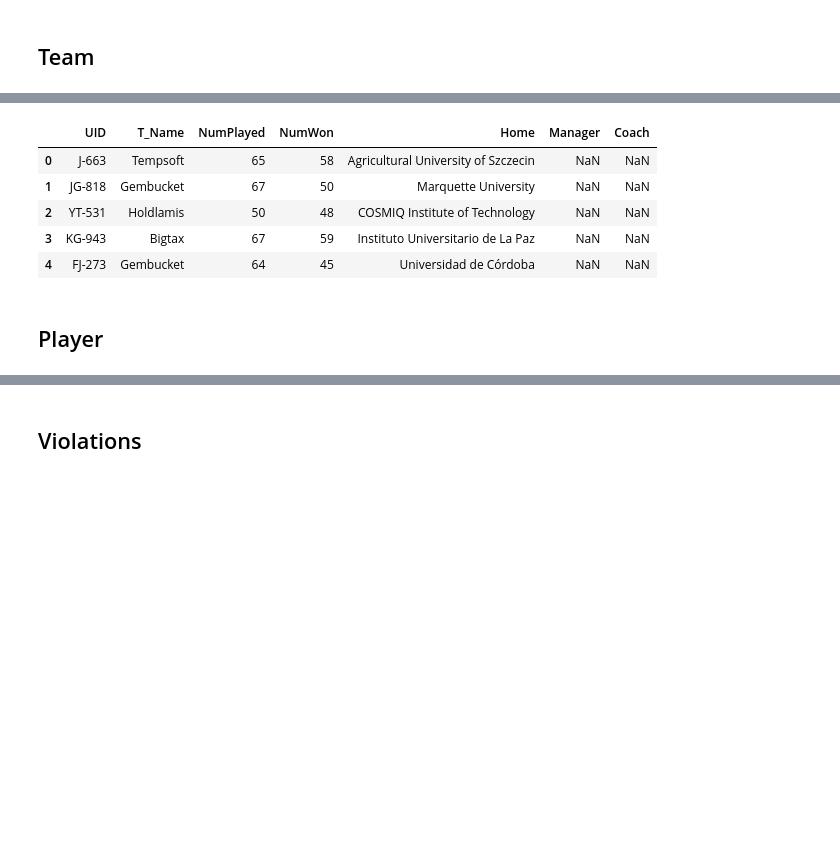
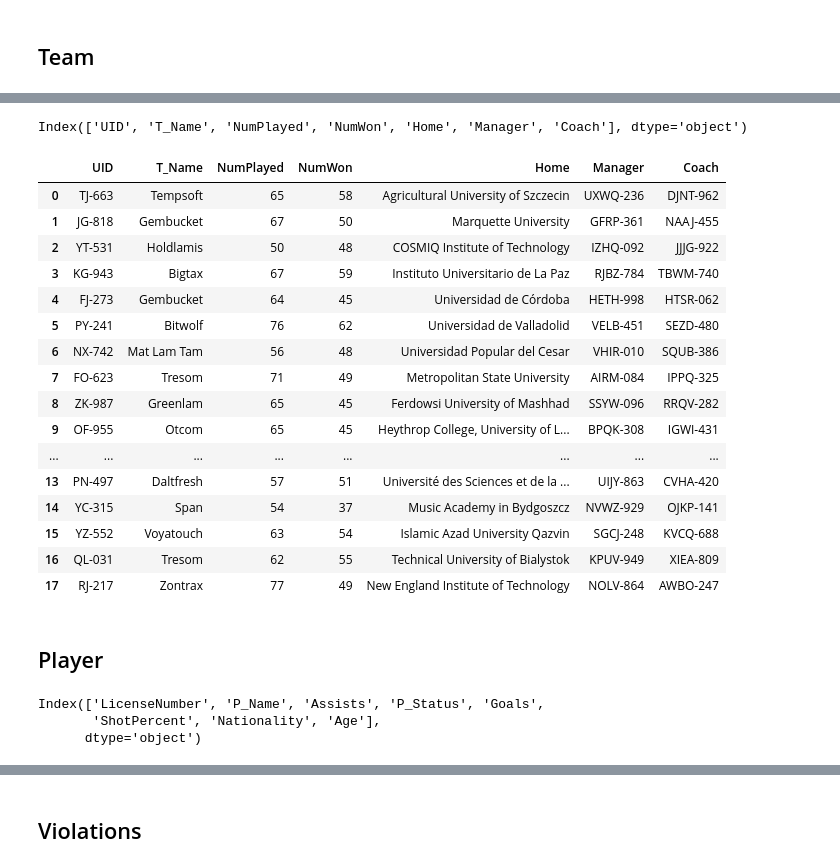
Before and after one commit to orectique/DBMS_EndSemProject, a Jupyter notebook: Code Notebooks/DataSynth.ipynb, the cells around one changed output, grey strips where cells are left out. Cells and saved outputs as stored; diff of their text form; code cells hidden in the pictures; blank space fills up the shorter version.

```diff
--- a/Code Notebooks/DataSynth.ipynb
+++ b/Code Notebooks/DataSynth.ipynb
@@ -51,15 +67,38 @@ coaches.head()
+# %%
+teams.columns
+# %% [output]
+Index(['UID', 'T_Name', 'NumPlayed', 'NumWon', 'Home', 'Manager', 'Coach'], dtype='object')
 # %%
-managerID = random.sample(managers[managers['Active'] == True]['ManagerID'].tolist(), len(teams))
+managerID = random.sample(managers[managers['Active'] == True]['LicenseID'].tolist(), len(teams))
 teams['Manager'] = managerID
 
-umpireID = random.sample(umpire['LicenseID'].tolist(), len(teams))
-teams['Manager'] = managerID
+coachID = random.sample(coaches[coaches['Active'] == True]['LicenseID'].tolist(), len(teams))
+teams['Coach'] = coachID
-# %% [output]
-|  | UID | T_Name | NumPlayed | NumWon | Home | Manager | Coach |
-| 0 | J-663 | Tempsoft | 65 | 58 | Agricultural University of Szczecin | NaN | NaN |
-| 1 | JG-818 | Gembucket | 67 | 50 | Marquette University | NaN | NaN |
-| 2 | YT-531 | Holdlamis | 50 | 48 | COSMIQ Institute of Technology | NaN | NaN |
-| 3 | KG-943 | Bigtax | 67 | 59 | Instituto Universitario de La Paz | NaN | NaN |
-| 4 | FJ-273 | Gembucket | 64 | 45 | Universidad de Córdoba | NaN | NaN |
+# %%
+teams
+# %% [output]
+|  | UID | T_Name | NumPlayed | NumWon | Home | Manager | Coach |
+| 0 | TJ-663 | Tempsoft | 65 | 58 | Agricultural University of Szczecin | UXWQ-236 | DJNT-962 |
+| 1 | JG-818 | Gembucket | 67 | 50 | Marquette University | GFRP-361 | NAAJ-455 |
+| 2 | YT-531 | Holdlamis | 50 | 48 | COSMIQ Institute of Technology | IZHQ-092 | JJJG-922 |
+| 3 | KG-943 | Bigtax | 67 | 59 | Instituto Universitario de La Paz | RJBZ-784 | TBWM-740 |
+| 4 | FJ-273 | Gembucket | 64 | 45 | Universidad de Córdoba | HETH-998 | HTSR-062 |
+| 5 | PY-241 | Bitwolf | 76 | 62 | Universidad de Valladolid | VELB-451 | SEZD-480 |
+| 6 | NX-742 | Mat Lam Tam | 56 | 48 | Universidad Popular del Cesar | VHIR-010 | SQUB-386 |
+| 7 | FO-623 | Tresom | 71 | 49 | Metropolitan State University | AIRM-084 | IPPQ-325 |
+| 8 | ZK-987 | Greenlam | 65 | 45 | Ferdowsi University of Mashhad | SSYW-096 | RRQV-282 |
+| 9 | OF-955 | Otcom | 65 | 45 | Heythrop College, University of L... | BPQK-308 | IGWI-431 |
+| ... | ... | ... | ... | ... | ... | ... | ... |
+| 13 | PN-497 | Daltfresh | 57 | 51 | Université des Sciences et de la ... | UIJY-863 | CVHA-420 |
+| 14 | YC-315 | Span | 54 | 37 | Music Academy in Bydgoszcz | NVWZ-929 | OJKP-141 |
+| 15 | YZ-552 | Voyatouch | 63 | 54 | Islamic Azad University Qazvin | SGCJ-248 | KVCQ-688 |
+| 16 | QL-031 | Tresom | 62 | 55 | Technical University of Bialystok | KPUV-949 | XIEA-809 |
+| 17 | RJ-217 | Zontrax | 77 | 49 | New England Institute of Technology | NOLV-864 | AWBO-247 |
 # %% [markdown]
 ## Player
+# %%
+players.columns
+# %% [output]
+Index(['LicenseNumber', 'P_Name', 'Assists', 'P_Status', 'Goals',
+       'ShotPercent', 'Nationality', 'Age'],
+      dtype='object')
```
Also changed, not shown: parts of 30 cells of this notebook, 18 other files.
